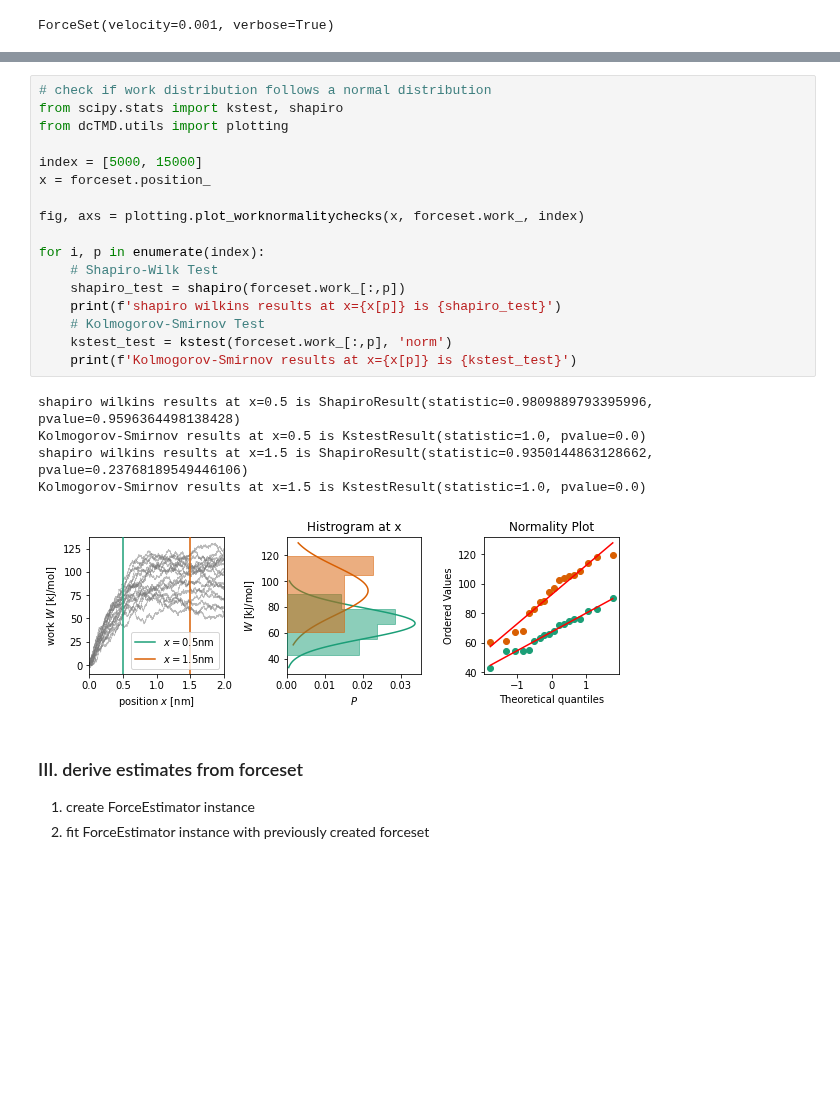
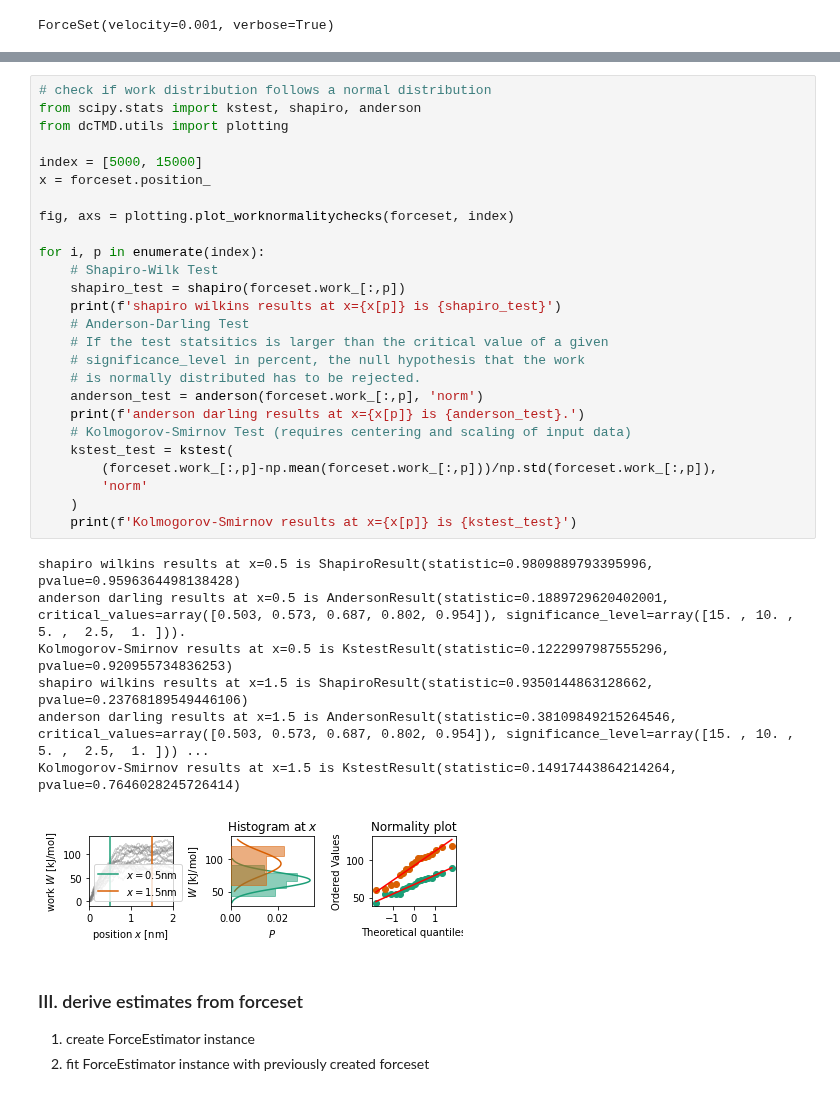
Before and after one commit to moldyn/dcTMD, a Jupyter notebook: docs/tutorials/force.ipynb, the cells around one changed output, grey strips where cells are left out. Cells and saved outputs as stored; diff of their text form; blank space fills up the shorter version.

```diff
--- a/docs/tutorials/force.ipynb
+++ b/docs/tutorials/force.ipynb
@@ -122,27 +120,38 @@ plt.show()
 [figure]
 # %%
 # check if work distribution follows a normal distribution
-from scipy.stats import kstest, shapiro
+from scipy.stats import kstest, shapiro, anderson
 from dcTMD.utils import plotting
 
 index = [5000, 15000]
 x = forceset.position_
 
-fig, axs = plotting.plot_worknormalitychecks(x, forceset.work_, index)
+fig, axs = plotting.plot_worknormalitychecks(forceset, index)
 
 for i, p in enumerate(index):
     # Shapiro-Wilk Test
     shapiro_test = shapiro(forceset.work_[:,p])
     print(f'shapiro wilkins results at x={x[p]} is {shapiro_test}')
-    # Kolmogorov-Smirnov Test
-    kstest_test = kstest(forceset.work_[:,p], 'norm')
+    # Anderson-Darling Test
+    # If the test statsitics is larger than the critical value of a given
+    # significance_level in percent, the null hypothesis that the work
+    # is normally distributed has to be rejected.
+    anderson_test = anderson(forceset.work_[:,p], 'norm')
+    print(f'anderson darling results at x={x[p]} is {anderson_test}.')
+    # Kolmogorov-Smirnov Test (requires centering and scaling of input data)
+    kstest_test = kstest(
+        (forceset.work_[:,p]-np.mean(forceset.work_[:,p]))/np.std(forceset.work_[:,p]),
+        'norm'
+    )
     print(f'Kolmogorov-Smirnov results at x={x[p]} is {kstest_test}')
 # %% [output]
 shapiro wilkins results at x=0.5 is ShapiroResult(statistic=0.9809889793395996, pvalue=0.9596364498138428)
-Kolmogorov-Smirnov results at x=0.5 is KstestResult(statistic=1.0, pvalue=0.0)
+anderson darling results at x=0.5 is AndersonResult(statistic=0.1889729620402001, critical_values=array([0.503, 0.573, 0.687, 0.802, 0.954]), significance_level=array([15. , 10. ,  5. ,  2.5,  1. ])).
+Kolmogorov-Smirnov results at x=0.5 is KstestResult(statistic=0.1222997987555296, pvalue=0.920955734836253)
 shapiro wilkins results at x=1.5 is ShapiroResult(statistic=0.9350144863128662, pvalue=0.23768189549446106)
-Kolmogorov-Smirnov results at x=1.5 is KstestResult(statistic=1.0, pvalue=0.0)
+anderson darling results at x=1.5 is AndersonResult(statistic=0.38109849215264546, critical_values=array([0.503, 0.573, 0.687, 0.802, 0.954]), significance_level=array([15. , 10. ,  5. ,  2.5,  1. ])) ...
+Kolmogorov-Smirnov results at x=1.5 is KstestResult(statistic=0.14917443864214264, pvalue=0.7646028245726414)
-[figure, old version]
+[figure, new version]
 # %% [markdown]
 ### III. derive estimates from forceset
 
```
Also changed, not shown: parts of 7 cells of this notebook, 4 other files.
